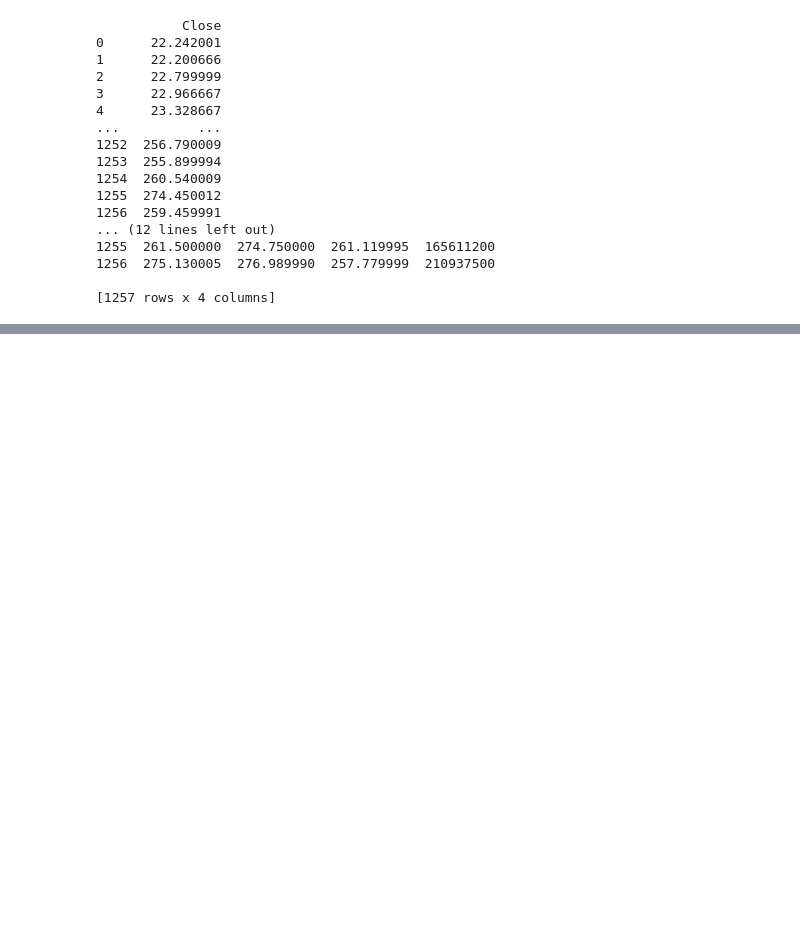
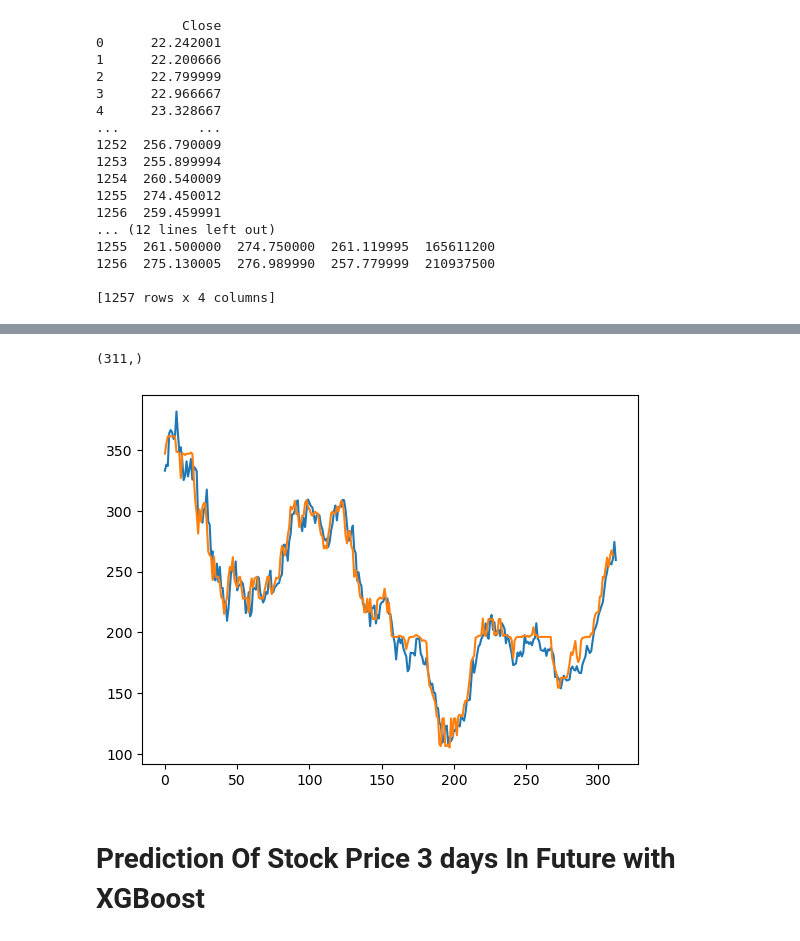
Before and after one commit to punyamodi/Tesla-Stock-Prediction-Using-ML, a Jupyter notebook: tesla-stock-prediciting.ipynb, the cells around one changed output, grey strips where cells are left out. Saved outputs shown, nothing was run; the diff lists cells and outputs as text; code cells hidden in the pictures; blank space fills up the shorter version.

Commit message:
Kaggle Notebook | Tesla Stock Prediciting | Version 14

```diff
--- a/tesla-stock-prediciting.ipynb
+++ b/tesla-stock-prediciting.ipynb
@@ -127,0 +206,10 @@ X_train,X_test,y_train,y_test=train_test_split(X,y,random_state=104,test_size=0.
+# %%
+for i in range(1,3):
+    X_train["Open_lag"+str(i)]=X_train["Open"].shift(i)
+    X_train["High_lag"+str(i)]=X_train["High"].shift(i)
+    X_train["Low_lag"+str(i)]=X_train["Low"].shift(i)
+    X_train["Volume_lag"+str(i)]=X_train["Volume"].shift(i)
+    X_train["Closing_lag"+str(i)]=y_train.shift(i)
+X_train = X_train.dropna()
+print(X_train)
+print(X_train.shape)
@@ -127,0 +234,10 @@ X_train,X_test,y_train,y_test=train_test_split(X,y,random_state=104,test_size=0.
+# %%
+for i in range(1,3):
+    X_test["Open_lag"+str(i)]=X_test["Open"].shift(i)
+    X_test["High_lag"+str(i)]=X_test["High"].shift(i)
+    X_test["Low_lag"+str(i)]=X_test["Low"].shift(i)
+    X_test["Volume_lag"+str(i)]=X_test["Volume"].shift(i)
+    X_test["Closing_lag"+str(i)]=y_test.shift(i)
+X_test = X_test.dropna()
+print(X_test)
+print(X_test.shape)
@@ -127,0 +262,9 @@ X_train,X_test,y_train,y_test=train_test_split(X,y,random_state=104,test_size=0.
+# %%
+y_train=y_train.iloc[4:]
+y_test=y_test.iloc[4:]
+X_train = X_train.iloc[2:]
+X_test = X_test.iloc[2:]
+print(y_train.shape)
+print(X_train.shape)
+print(y_test.shape)
+print(X_test.shape)
@@ -127,0 +343,8 @@ X_train,X_test,y_train,y_test=train_test_split(X,y,random_state=104,test_size=0.
+# %%
+from sklearn.ensemble import AdaBoostRegressor
+from sklearn.datasets import make_regression
+
+regr = AdaBoostRegressor(random_state=0, n_estimators=100)
+regr.fit(X_train, y_train)
+res=regr.predict(X_test)
+print(res,y_test)
@@ -127,0 +369,8 @@ X_train,X_test,y_train,y_test=train_test_split(X,y,random_state=104,test_size=0.
+# %%
+plt.plot(y_test)
+plt.plot(res)
+# %% [output]
+(311,)
+[figure, added]
+# %% [markdown]
+# Prediction Of Stock Price 3 days In Future with XGBoost
```
Also changed, not shown: parts of 30 cells of this notebook.
